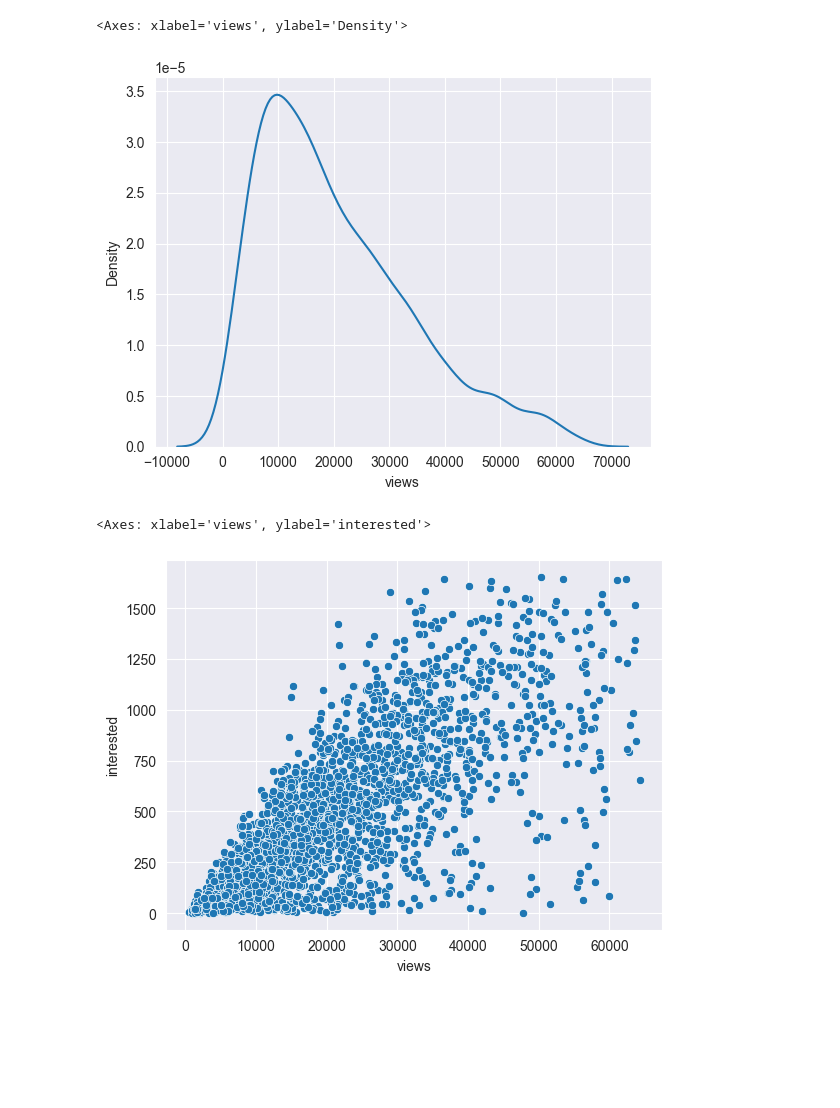
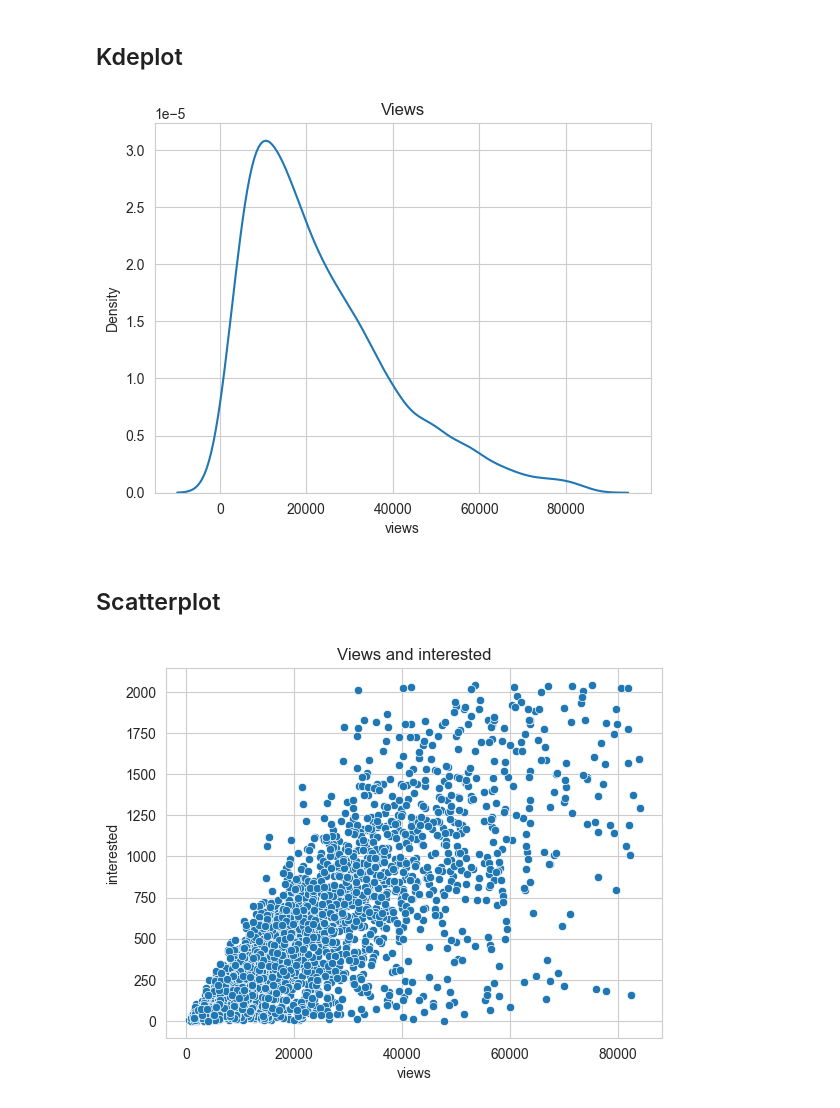
Before and after one commit to GShir97/DataScienceProject, a Jupyter notebook: EDA & visualization.ipynb, the cells around one changed output. Cells and saved outputs as stored; diff of their text form; code cells hidden in the pictures; blank space fills up the shorter version.

```diff
--- a/EDA & visualization.ipynb
+++ b/EDA & visualization.ipynb
@@ -41,0 +40,10 @@ sns.boxplot(x=df["views"])
+# %%
+# style
+sns.set_style("whitegrid")
+
+# create boxplot with title
+sns.boxplot(x=df["views"])
+plt.title("views")
+
+# Show plot
+plt.show()
@@ -48,11 +58,9 @@ for col in numcols:
         IQR = Q3 - Q1
         IQR_range = 1.5 * IQR
 
-        dfcut = dfcopy[col]
+        dfcut = df[col]
         outlier = (dfcut < Q1 - IQR_range) | (dfcut > Q3 + IQR_range )
         df[col] = dfcut.where(~outlier,np.nan)
 df.info()
-df = df.dropna(axis=0)
-df.info()
 # %% [output]
 <class 'pandas.core.frame.DataFrame'>
@@ -106,11 +155,17 @@ plt.show()
+# %% [markdown]
+## Kdeplot
 # %%
-sns.kdeplot(data=df, x="views")
+ax = sns.kdeplot(data=df, x="views")
+ax.set(title="Views")
+plt.show()
 # %% [output]
-<Axes: xlabel='views', ylabel='Density'>
-[figure, old version]
+[figure, new version]
+# %% [markdown]
+## Scatterplot
 # %%
-sns.scatterplot(data=df, x="views", y="interested")
+sp=sns.scatterplot(data=df, x="views", y="interested")
+sp.set(title='Views and interested')
+plt.show()
 # %% [output]
-<Axes: xlabel='views', ylabel='interested'>
-[figure, old version]
+[figure, new version]
 # %%
```
Also changed, not shown: parts of 17 cells of this notebook, 3 other files.
